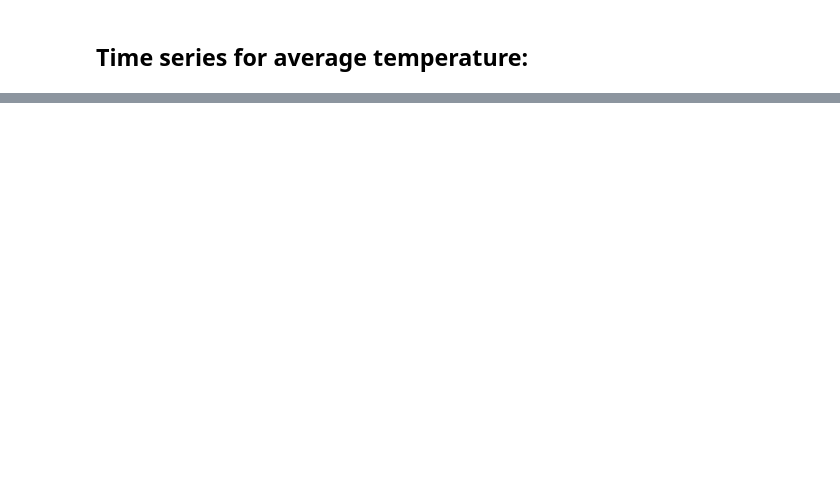
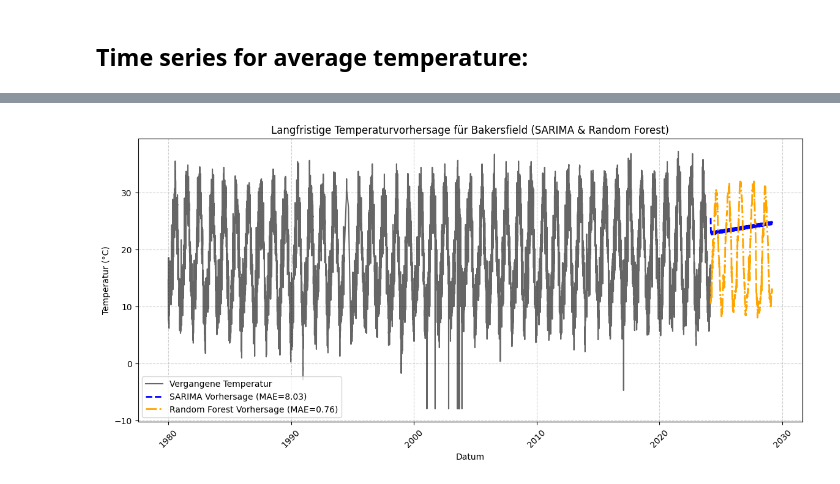
Before and after one commit to gurkewasser/spz_mc, a Jupyter notebook: eda_spz.ipynb, the cells around one changed output, grey strips where cells are left out. Cells and saved outputs as stored; diff of their text form; code cells hidden in the pictures; blank space fills up the shorter version.

```diff
--- a/eda_spz.ipynb
+++ b/eda_spz.ipynb
@@ -75,26 +303,23 @@ plt.show()
 # %%
 warnings.filterwarnings("ignore")
-
-# Zeitraum für Vergangenheitsdaten (letzte 50 Jahre, falls verfügbar)
-start_date = datetime(1974, 1, 1)
-end_date = datetime(2024, 3, 1)
-
-# Punkt für Bakersfield, USA
-location = Point(35.3733, -119.0187)
-
-# Daten von Meteostat API abrufen
-data = Daily(location, start_date, end_date)
-data = data.fetch()
 
 # Sicherstellen, dass das Datum der Index ist
 data.index = pd.to_datetime(data.index)
 
-# Fehlende Werte behandeln
-data['tavg'] = data['tavg'].interpolate(method='linear')  # Lücken in Temperaturdaten füllen
-data[['tmin', 'tmax', 'prcp', 'wspd', 'pres']] = data[['tmin', 'tmax', 'prcp', 'wspd', 'pres']].fillna(method='ffill')
+# Überprüfen, ob Meteostat-Daten verfügbar sind
+print("Verfügbarer Zeitraum:", data.index.min(), "bis", data.index.max())
 
-data['year'] = data.index.year
+# Fehlende Werte in der Temperaturspalte behandeln
+data['tavg'] = data['tavg'].interpolate(method='linear')  # Interpolieren
+data['tavg'] = data['tavg'].fillna(method='bfill').fillna(method='ffill')  # Backfill + Forwardfill als zusätzliche Sicherung
 
+# Prüfen, ob noch NaN-Werte vorhanden sind
+print("Fehlende Werte nach Verarbeitung:", data['tavg'].isna().sum())
+
+# Fehlende Werte in weiteren Wettervariablen auffüllen
+data[['tmin', 'tmax', 'prcp', 'wspd', 'pres']] = data[['tmin', 'tmax', 'prcp', 'wspd', 'pres']].fillna(method='ffill').fillna(method='bfill')
+
+# Temperatur-Zeitreihe extrahieren
 temperature_series = data['tavg'].dropna()
 
 # Trainings- und Testsplit
@@ -102,7 +327,7 @@ train_size = int(len(temperature_series) * 0.8)
 train, test = temperature_series.iloc[:train_size], temperature_series.iloc[train_size:]
 
 # SARIMA-Modell trainieren
-sarima_model = SARIMAX(train, order=(1, 0, 1), seasonal_order=(1, 0, 1, 365), enforce_stationarity=False, enforce_invertibility=False)
+sarima_model = SARIMAX(train, order=(1, 1, 1), seasonal_order=(1, 1, 1, 12), enforce_stationarity=False, enforce_invertibility=False)
 sarima_result = sarima_model.fit()
 
 # Langfristige Vorhersage für 5 Jahre
@@ -111,29 +336,39 @@ future_dates = pd.date_range(start=end_date, periods=forecast_steps, freq='D')
 sarima_forecast = sarima_result.forecast(steps=forecast_steps)
 
 # Random Forest Modell mit zusätzlichen Wetterfaktoren
-features = data[['tmin', 'tmax', 'prcp', 'wspd', 'pres']].fillna(method='ffill')
-target = data['tavg'].fillna(method='ffill')
+features = data[['tmin', 'tmax', 'prcp', 'wspd', 'pres']].fillna(method='ffill').fillna(method='bfill')
+target = data['tavg'].fillna(method='ffill').fillna(method='bfill')
 
+# Überprüfung der Datenverteilung im Trainingsdatensatz
+train_stats = target.describe()
+
+# Trainings- und Testdaten für Random Forest
 X_train, X_test, y_train, y_test = train_test_split(features, target, test_size=0.2, shuffle=False)
-param_grid = {
-    'n_estimators': [100, 300, 500],
-    'max_depth': [10, 20, None],
-    'min_samples_split': [2, 5, 10]
-}
-rf_model = GridSearchCV(RandomForestRegressor(random_state=42), param_grid, cv=3, scoring='neg_mean_absolute_error')
+
+# Random Forest Modell optimieren
+rf_model = RandomForestRegressor(n_estimators=500, max_depth=20, random_state=42)
 rf_model.fit(X_train, y_train)
-best_rf = rf_model.best_estimator_
 
+# Überprüfung: Sind future_features konstant?
+future_features = features.rolling(window=30, min_periods=1).mean().iloc[-forecast_steps:].reset_index(drop=True)
 
-# Vorhersage mit Random Forest für 5 Jahre (Zukunftswerte mit Durchschnitt auffüllen)
-future_features = pd.concat([features.iloc[-1:].copy()]*forecast_steps, ignore_index=True)
+# Falls zu wenige Werte vorhanden sind, mit Durchschnittswerten auffüllen
+if future_features.shape[0] < forecast_steps:
+    additional_rows = pd.DataFrame(np.tile(future_features.mean().values, (forecast_steps - future_features.shape[0], 1)), columns=future_features.columns)
+    future_features = pd.concat([future_features, additional_rows], ignore_index=True)
+
+# Random Forest Vorhersage
 rf_forecast = rf_model.predict(future_features)
+
+# Berechnung von Fehlerwerten
+sarima_mae = mean_absolute_error(test, sarima_result.forecast(steps=len(test)))
+rf_mae = mean_absolute_error(y_test, rf_model.predict(X_test))
 
 # Ergebnisse visualisieren
 plt.figure(figsize=(14, 6))
-plt.plot(temperature_series.index, temperature_series, label="Vergangene Temperatur", color="blue", alpha=0.6)
-plt.plot(future_dates, sarima_forecast, label="SARIMA Vorhersage", color="red", linestyle="dashed", linewidth=2)
-plt.plot(future_dates, rf_forecast, label="Random Forest Vorhersage", color="green", linestyle="dashed", linewidth=2)
+plt.plot(temperature_series.index, temperature_series, label="Vergangene Temperatur", color="black", alpha=0.6)
+plt.plot(future_dates, sarima_forecast, label=f"SARIMA Vorhersage (MAE={sarima_mae:.2f})", color="blue", linestyle="--", linewidth=2)
+plt.plot(future_dates, rf_forecast, label=f"Random Forest Vorhersage (MAE={rf_mae:.2f})", color="orange", linestyle="-.", linewidth=2)
 plt.xlabel("Datum")
 plt.ylabel("Temperatur (°C)")
 plt.title("Langfristige Temperaturvorhersage für Bakersfield (SARIMA & Random Forest)")
@@ -141,3 +376,7 @@ plt.legend()
 plt.grid(True, linestyle='--', alpha=0.6)
 plt.xticks(rotation=45)
 plt.show()
+
+# Rückgabe der wichtigsten Werte
+train_stats, sarima_mae, rf_mae
+# %% [output]
@@ -143,0 +385 @@ plt.show()
+[figure, added]
```
Also changed, not shown: parts of 16 cells of this notebook.
